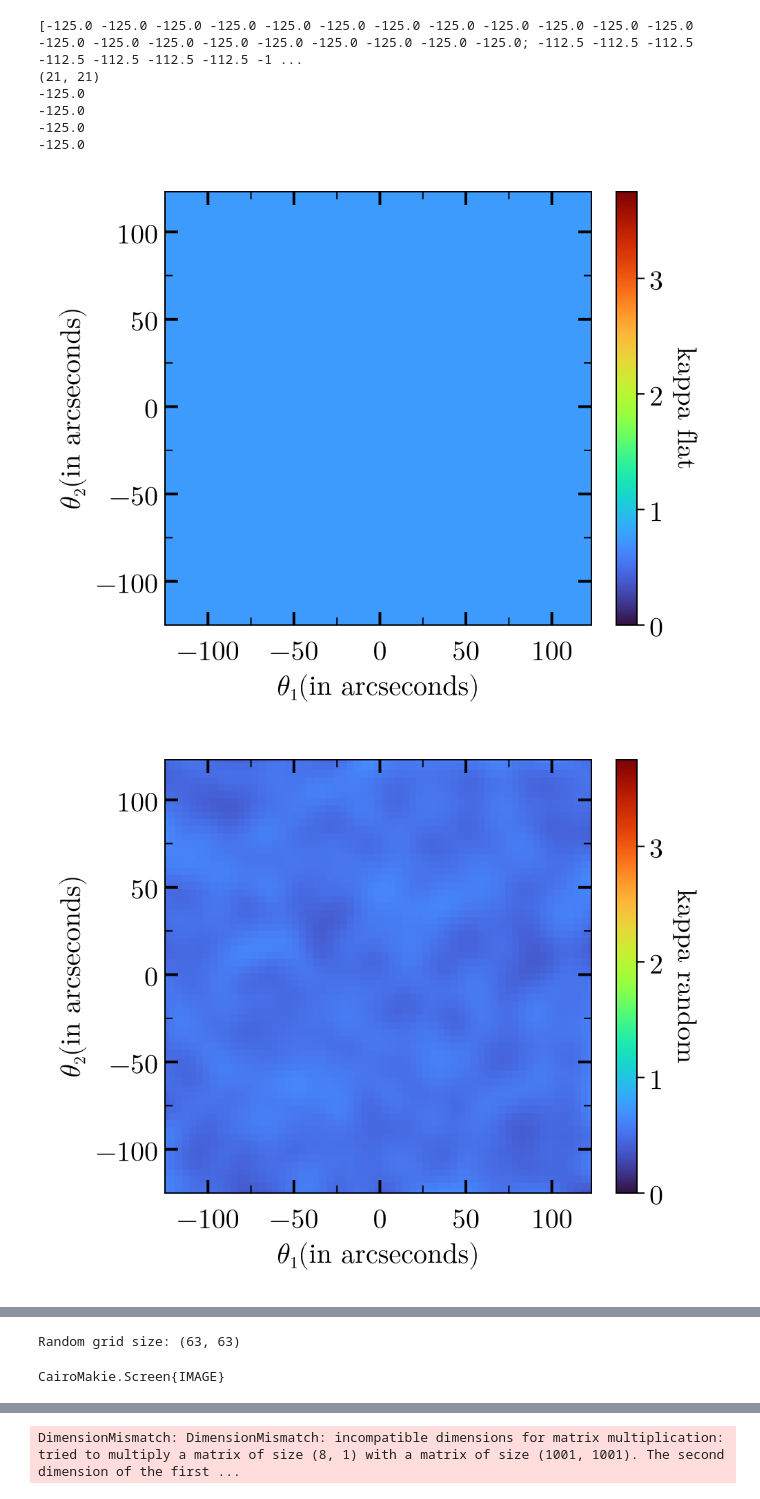
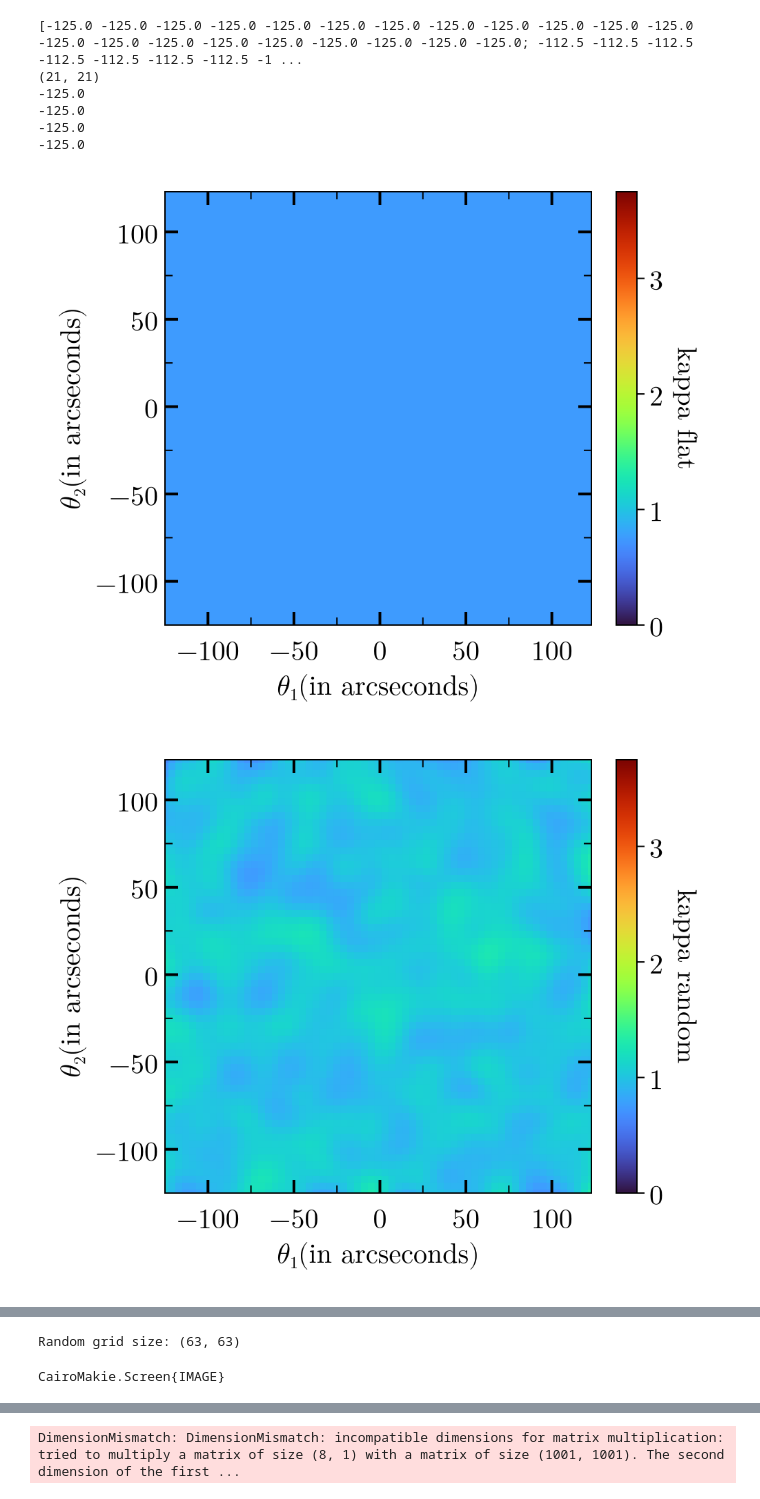
Before and after one commit to ArnavK04/FreeForm-modelling-LensFactory, a Jupyter notebook: free_formlens_tests.ipynb, the cells around one changed output, grey strips where cells are left out. Saved outputs shown, nothing was run; the diff lists cells and outputs as text; code cells hidden in the pictures.

Commit message:
added plots with images

```diff
--- a/free_formlens_tests.ipynb
+++ b/free_formlens_tests.ipynb
@@ -57,44 +57,44 @@ println(y[end,1])
 -125.0
 -125.0
 # %%
-x, y = Lenses.get_meshgrid(125, 125, 4.0);
+x, y = Lenses.get_meshgrid(150, 150, 4.0);
 
-seed = 14436
+seed = 1234
 prior_value = 0.75
 prior_kappa_1 = fill(prior_value, size(x))
 
 rng = MersenneTwister(seed)
-random_grid = 1.0 .* rand(rng, size(x,1), size(x,2))
+random_grid = 2.0 .* rand(rng, size(x,1), size(x,2))
 println("Random grid size: ", size(random_grid))
 prior_kappa_2 = random_grid
 prior_kappa_2 = imfilter(random_grid, Kernel.gaussian(2))
 
 sigma = 75.0
 magnitude = 1.0
 prior_kappa_3 = magnitude .* exp.(-((x .^ 2) + (y .^ 2)) ./ (2 * sigma^2))
 
 prior_kappa_1 = clamp.(prior_kappa_1, 0.1, Inf)
 prior_kappa_2 = clamp.(prior_kappa_2, 0.1, Inf)
 prior_kappa_3 = clamp.(prior_kappa_3, 0.1, Inf)
 
 fig, ax = Lenses.plot_sky(x, y)
 
 hm = heatmap!(ax, x[:,1], y[1,:], prior_kappa_1, colormap=:turbo, colorrange = (0.0, 3.75))
 cb = Colorbar(fig[1,2], hm; label="kappa flat", width=15, labelrotation=3π/2)
 display(fig)
 
 fig, ax = Lenses.plot_sky(x, y)
 hm = heatmap!(ax, x[:,1], y[1,:], prior_kappa_2, colormap=:turbo, colorrange = (0.0, 3.75))
 cb = Colorbar(fig[1,2], hm; label="kappa random", width=15, labelrotation=3π/2)
 display(fig)
 
 fig, ax = Lenses.plot_sky(x, y)
 hm = heatmap!(ax, x[:,1], y[1,:], prior_kappa_3, colormap=:turbo, colorrange = (0.0, 3.75))
 cb = Colorbar(fig[1,2], hm; label="kappa gaussian", width=15, labelrotation=3π/2)
 display(fig)
 # %% [output]
 [figure]
-[figure, old version]
+[figure, new version]
 [figure]
 Random grid size: (63, 63)
 CairoMakie.Screen{IMAGE}
```
Also changed, not shown: 2 other files.
